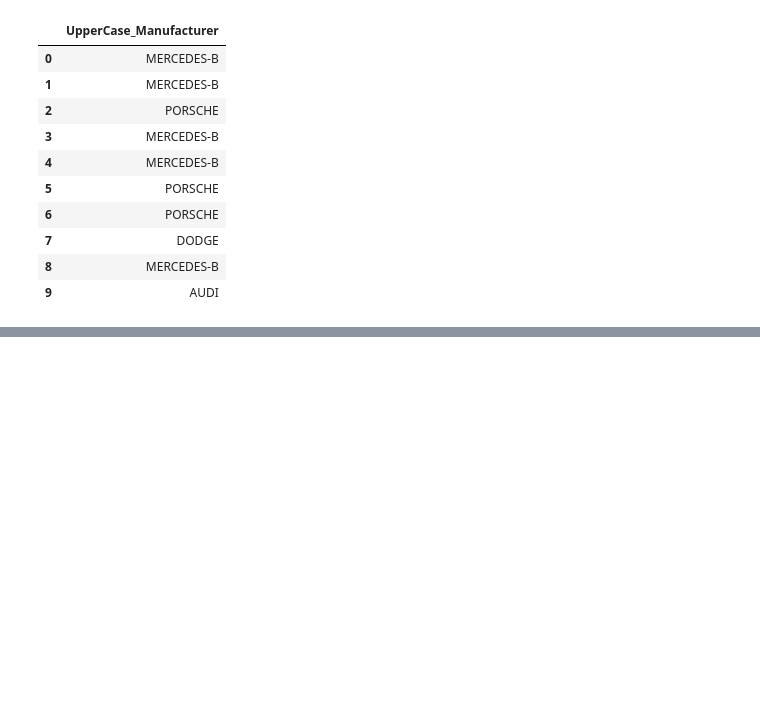
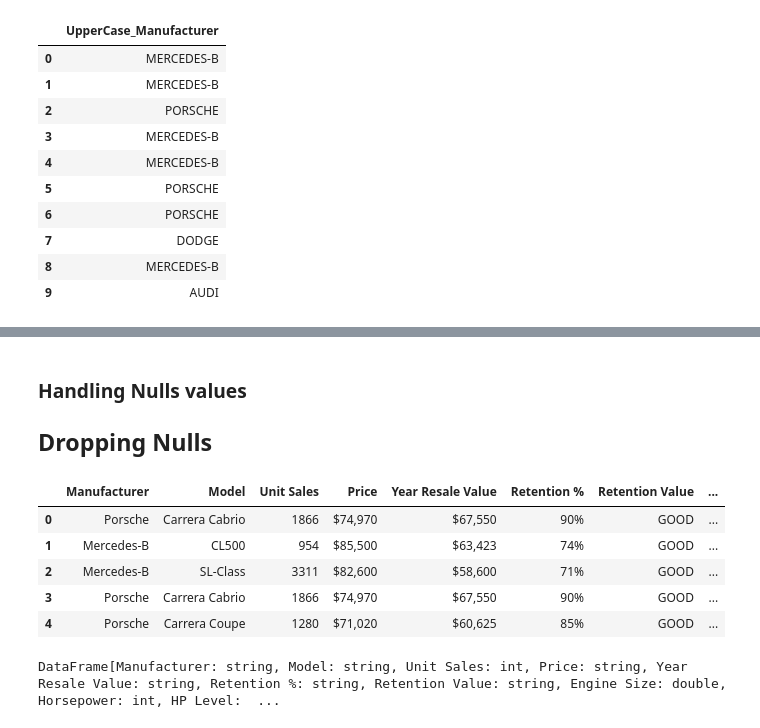
Before and after one commit to shivatejabadugu/medallion-demo, a Jupyter notebook: sample_data/Pyspark.ipynb, the cells around one changed output, grey strips where cells are left out. Saved outputs shown, nothing was run; the diff lists cells and outputs as text; code cells hidden in the pictures; blank space fills up the shorter version.

```diff
--- a/sample_data/Pyspark.ipynb
+++ b/sample_data/Pyspark.ipynb
@@ -286,0 +293,20 @@ df.limit(3).toPandas()
+# %% [markdown]
+### Handling Nulls values
+## Dropping Nulls
+# %%
+df_null = df.dropna('any')
+
+df_null.limit(5).toPandas()
+# %% [output]
+|  | Manufacturer | Model | Unit Sales | Price | Year Resale Value | Retention % | Retention Value | ... |
+| 0 | Porsche | Carrera Cabrio | 1866 | $74,970 | $67,550 | 90% | GOOD | ... |
+| 1 | Mercedes-B | CL500 | 954 | $85,500 | $63,423 | 74% | GOOD | ... |
+| 2 | Mercedes-B | SL-Class | 3311 | $82,600 | $58,600 | 71% | GOOD | ... |
+| 3 | Porsche | Carrera Cabrio | 1866 | $74,970 | $67,550 | 90% | GOOD | ... |
+| 4 | Porsche | Carrera Coupe | 1280 | $71,020 | $60,625 | 85% | GOOD | ... |
+# %%
+df.dropna('any')                              # drop rows with a null in ANY column (the default)
+df.dropna(subset=['Horsepower'])              # drop rows only if Horsepower is null
+df.dropna(thresh=15)                          # keep rows with at least 15 non-null values
+# %% [output]
+DataFrame[Manufacturer: string, Model: string, Unit Sales: int, Price: string, Year Resale Value: string, Retention %: string, Retention Value: string, Engine Size: double, Horsepower: int, HP Level:  ...
```
Also changed, not shown: parts of 9 cells of this notebook.
